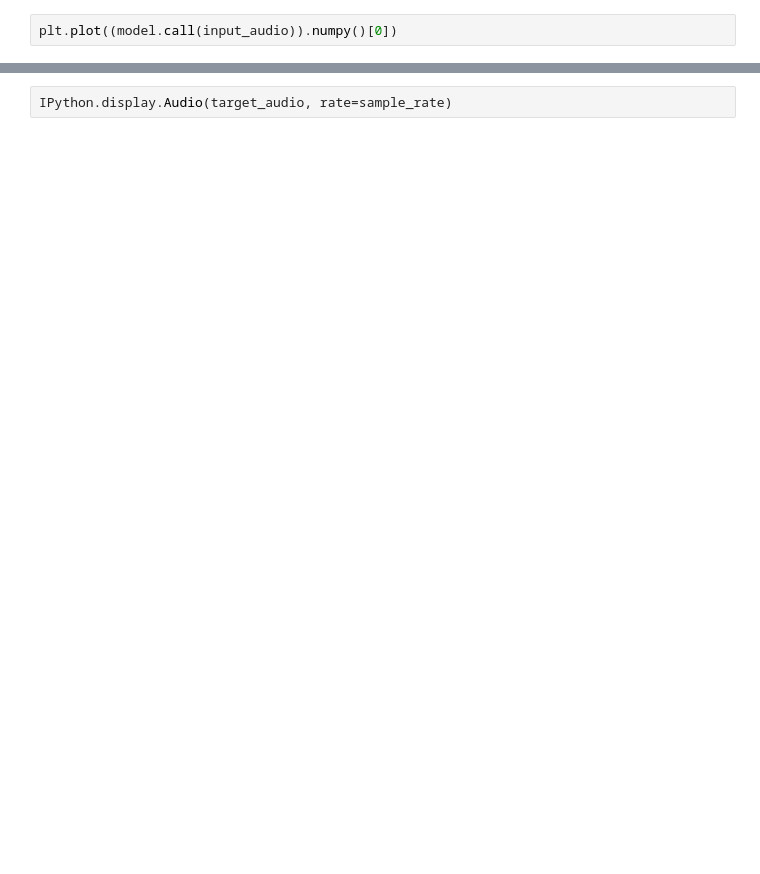
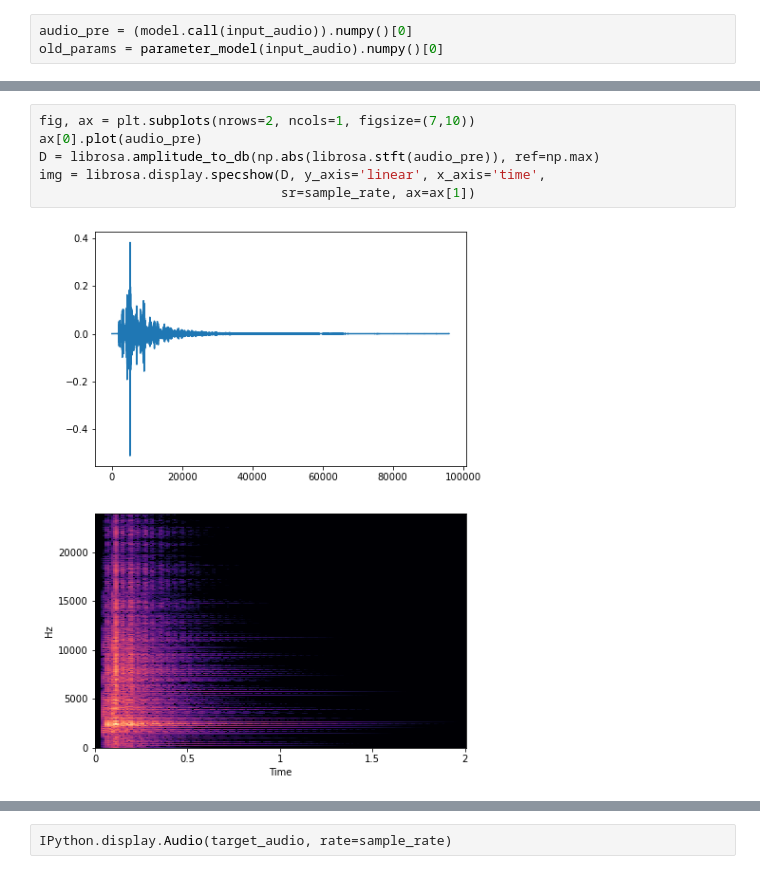
Before and after one commit to VoggLyster/ReverberatorEstimator, a Jupyter notebook: ReverberatorEstimator.ipynb, the cells around one changed output, grey strips where cells are left out. Cells and saved outputs as stored; diff of their text form; blank space fills up the shorter version.

```diff
--- a/ReverberatorEstimator.ipynb
+++ b/ReverberatorEstimator.ipynb
@@ -158,5 +120,6 @@ checkpoint_manager.restore_or_initialize()
 # %%
-plt.plot((model.call(input_audio)).numpy()[0])
+audio_pre = (model.call(input_audio)).numpy()[0]
+old_params = parameter_model(input_audio).numpy()[0]
 # %% [output]
 No protocol specified
 No protocol specified
@@ -325 +178,9 @@ No protocol specified
+# %%
+fig, ax = plt.subplots(nrows=2, ncols=1, figsize=(7,10))
+ax[0].plot(audio_pre)
+D = librosa.amplitude_to_db(np.abs(librosa.stft(audio_pre)), ref=np.max)
+img = librosa.display.specshow(D, y_axis='linear', x_axis='time',
+                               sr=sample_rate, ax=ax[1])
+# %% [output]
+[figure, added]
 # %%
```
Also changed, not shown: parts of 22 cells of this notebook, 1 other file.
